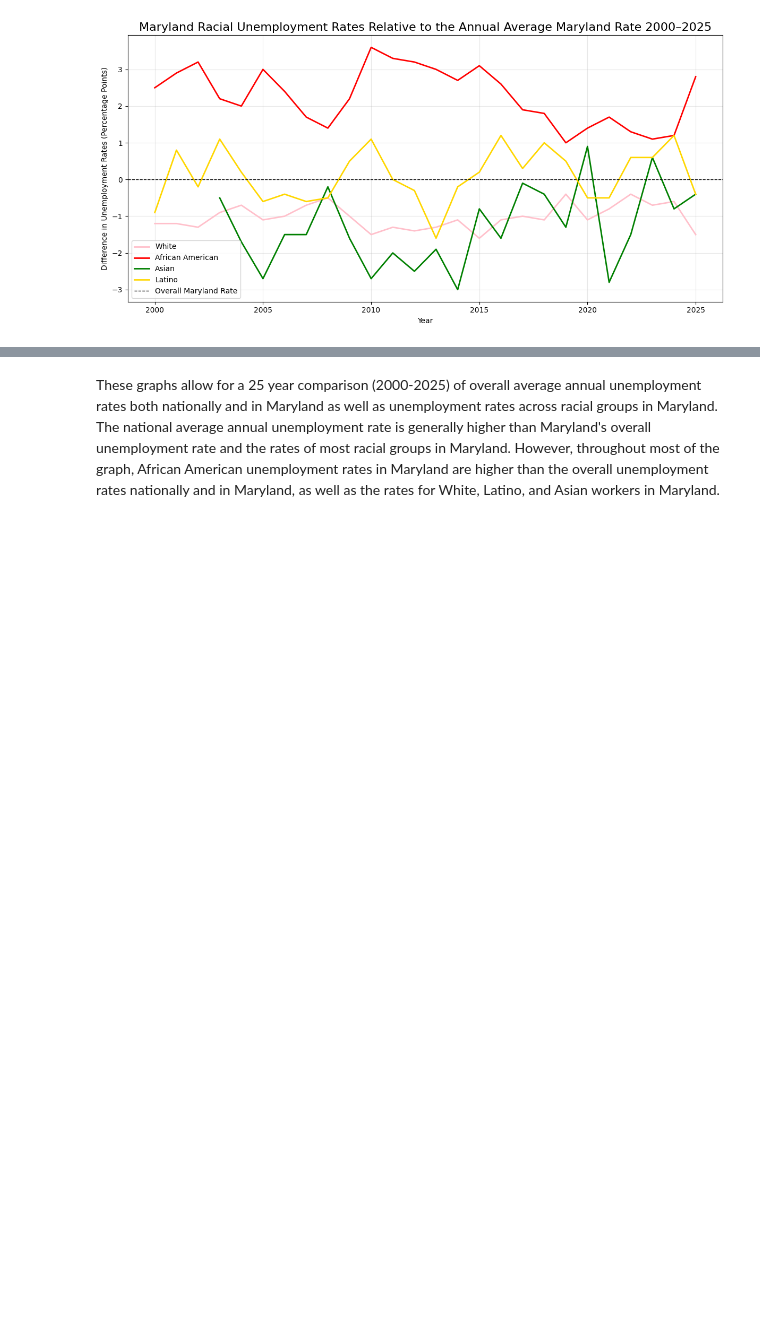
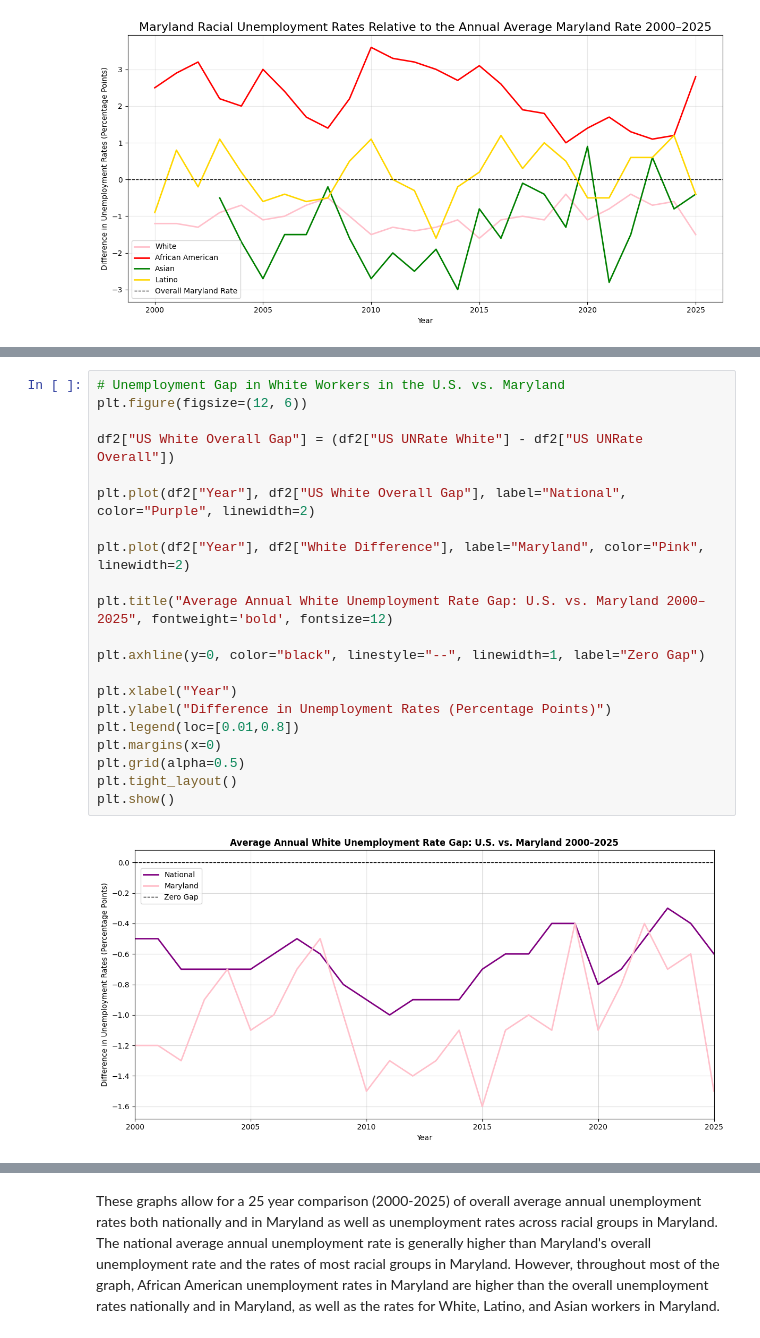
Before and after one commit to MoutazMohamed0/DATA-205-Capstone-Project-Fall-2026, a Jupyter notebook: EDA & Ingestion/DATA205CapstoneProject.ipynb, the cells around one changed output, grey strips where cells are left out. Saved outputs shown, nothing was run; the diff lists cells and outputs as text; blank space fills up the shorter version.

```diff
--- a/EDA & Ingestion/DATA205CapstoneProject.ipynb
+++ b/EDA & Ingestion/DATA205CapstoneProject.ipynb
@@ -235,0 +260,23 @@ plt.show()
+# %%
+# Unemployment Gap in White Workers in the U.S. vs. Maryland
+plt.figure(figsize=(12, 6))
+
+df2["US White Overall Gap"] = (df2["US UNRate White"] - df2["US UNRate Overall"])
+
+plt.plot(df2["Year"], df2["US White Overall Gap"], label="National", color="Purple", linewidth=2)
+
+plt.plot(df2["Year"], df2["White Difference"], label="Maryland", color="Pink", linewidth=2)
+
+plt.title("Average Annual White Unemployment Rate Gap: U.S. vs. Maryland 2000–2025", fontweight='bold', fontsize=12)
+
+plt.axhline(y=0, color="black", linestyle="--", linewidth=1, label="Zero Gap")
+
+plt.xlabel("Year")
+plt.ylabel("Difference in Unemployment Rates (Percentage Points)")
+plt.legend(loc=[0.01,0.8])
+plt.margins(x=0)
+plt.grid(alpha=0.5)
+plt.tight_layout()
+plt.show()
+# %% [output]
+[figure, added]
```
Also changed, not shown: parts of 10 cells of this notebook.
